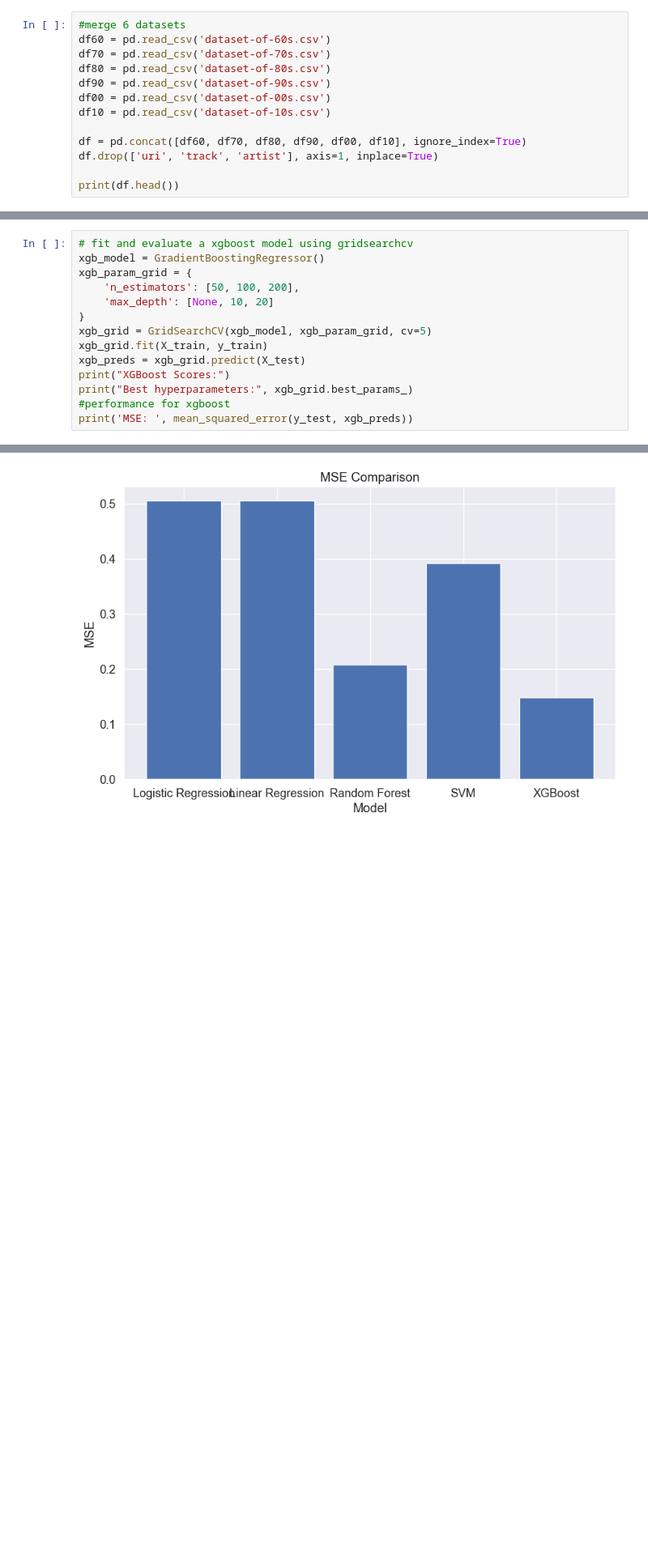
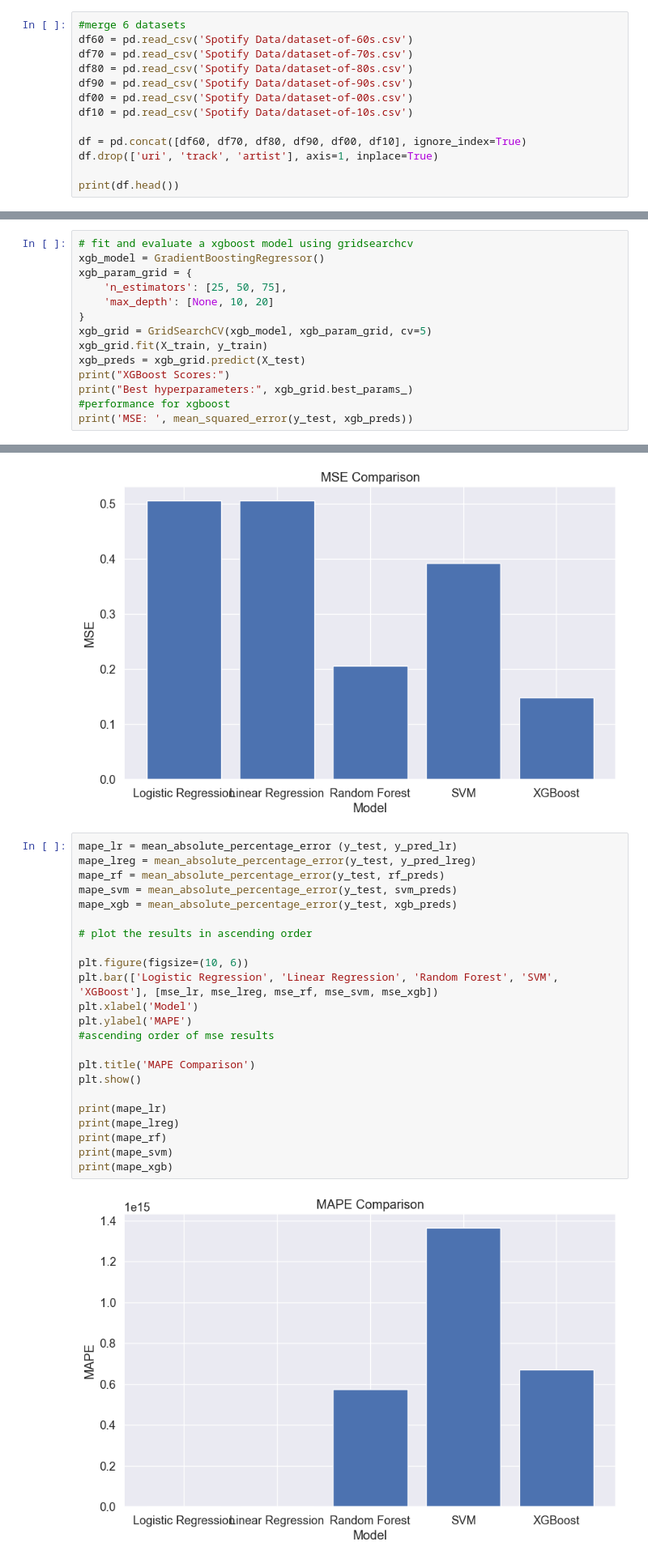
Before and after one commit to mrtz-wssl/spotify-BD, a Jupyter notebook: ml_models.ipynb, the cells around one changed output, grey strips where cells are left out. Shown at 81% size. Drawn from its saved outputs; the diff is of its cells as text; blank space fills up the shorter version.

```diff
--- a/ml_models.ipynb
+++ b/ml_models.ipynb
@@ -18,12 +18,12 @@ from sklearn.feature_selection import RFECV
 from sklearn.metrics import precision_score, recall_score, roc_auc_score, classification_report, accuracy_score, f1_score, roc_curve, auc
 # %%
 #merge 6 datasets
-df60 = pd.read_csv('dataset-of-60s.csv')
-df70 = pd.read_csv('dataset-of-70s.csv')
-df80 = pd.read_csv('dataset-of-80s.csv')
-df90 = pd.read_csv('dataset-of-90s.csv')
-df00 = pd.read_csv('dataset-of-00s.csv')
-df10 = pd.read_csv('dataset-of-10s.csv')
+df60 = pd.read_csv('Spotify Data/dataset-of-60s.csv')
+df70 = pd.read_csv('Spotify Data/dataset-of-70s.csv')
+df80 = pd.read_csv('Spotify Data/dataset-of-80s.csv')
+df90 = pd.read_csv('Spotify Data/dataset-of-90s.csv')
+df00 = pd.read_csv('Spotify Data/dataset-of-00s.csv')
+df10 = pd.read_csv('Spotify Data/dataset-of-10s.csv')
 
 df = pd.concat([df60, df70, df80, df90, df00, df10], ignore_index=True)
 df.drop(['uri', 'track', 'artist'], axis=1, inplace=True)
@@ -261,7 +261,7 @@ weighted avg       0.80      0.79      0.79      8222
 # fit and evaluate a xgboost model using gridsearchcv
 xgb_model = GradientBoostingRegressor()
 xgb_param_grid = {
-    'n_estimators': [50, 100, 200],
+    'n_estimators': [25, 50, 75],
     'max_depth': [None, 10, 20]
 }
 xgb_grid = GridSearchCV(xgb_model, xgb_param_grid, cv=5)
@@ -297,3 +297,28 @@ plt.title('MSE Comparison')
 plt.show()
 # %% [output]
 [figure]
+# %%
+mape_lr = mean_absolute_percentage_error (y_test, y_pred_lr)
+mape_lreg = mean_absolute_percentage_error(y_test, y_pred_lreg)
+mape_rf = mean_absolute_percentage_error(y_test, rf_preds)
+mape_svm = mean_absolute_percentage_error(y_test, svm_preds)
+mape_xgb = mean_absolute_percentage_error(y_test, xgb_preds)
+
+# plot the results in ascending order
+
+plt.figure(figsize=(10, 6))
+plt.bar(['Logistic Regression', 'Linear Regression', 'Random Forest', 'SVM', 'XGBoost'], [mse_lr, mse_lreg, mse_rf, mse_svm, mse_xgb])
+plt.xlabel('Model')
+plt.ylabel('MAPE')
+#ascending order of mse results
+
+plt.title('MAPE Comparison')
+plt.show()
+
+print(mape_lr)
+print(mape_lreg)
+print(mape_rf)
+print(mape_svm)
+print(mape_xgb)
+# %% [output]
+[figure, added]
```
Also changed, not shown: parts of 5 cells of this notebook, 5 other files.
